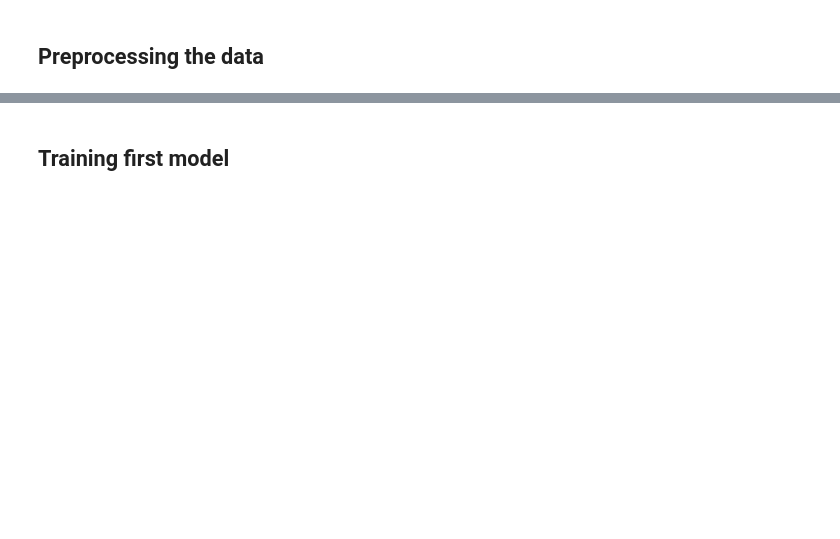
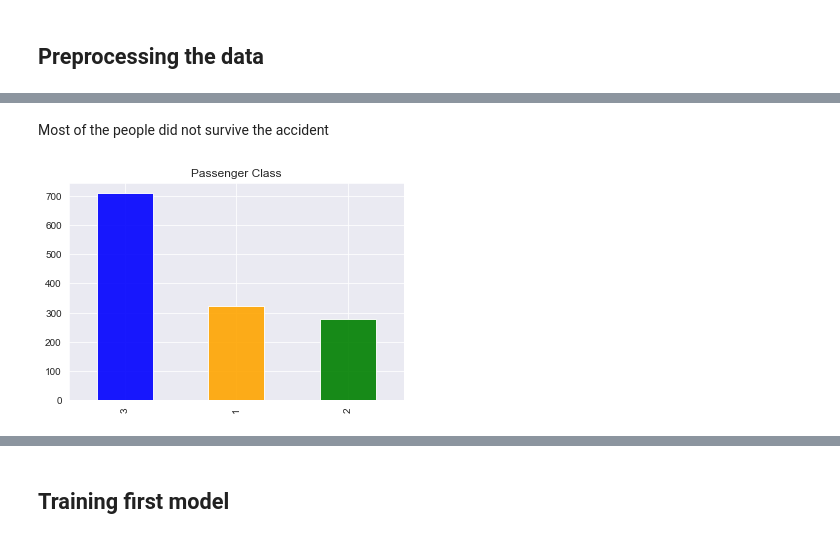
Before and after one commit to williansVarela/kaggle-titanic, a Jupyter notebook: Titanic.ipynb, the cells around one changed output, grey strips where cells are left out. Cells and saved outputs as stored; diff of their text form; code cells hidden in the pictures; blank space fills up the shorter version.

```diff
--- a/Titanic.ipynb
+++ b/Titanic.ipynb
@@ -71,0 +43,13 @@ features.head()
+# %%
+# Splitting data
+X_train_raw = df_train.drop('Survived', axis=1)
+y_train = df_train['Survived']
+
+# Concatenating kaggle Train and Test dataframes
+full_data = pd.concat([X_train_raw, df_test])
+
+# Remove the names of the passengers and Cabin
+features = full_data.drop('Name', axis=1)
+features = features.drop('Cabin', axis=1)
+
+features.describe()
@@ -71,0 +70,3 @@ features.head()
+# %%
+# Fill blanks in Age with median of age
+features = features.fillna(features['Age'].median())
@@ -71,0 +91,7 @@ features.head()
+# %% [markdown]
+Most of the people did not survive the accident
+# %%
+features['Pclass'].value_counts().plot(kind='bar', title='Passenger Class',alpha=0.90,grid=True, color=['blue', 'orange', 'g'])
+plt.show()
+# %% [output]
+[figure, added]
```
Also changed, not shown: parts of 26 cells of this notebook, 1 other file.
